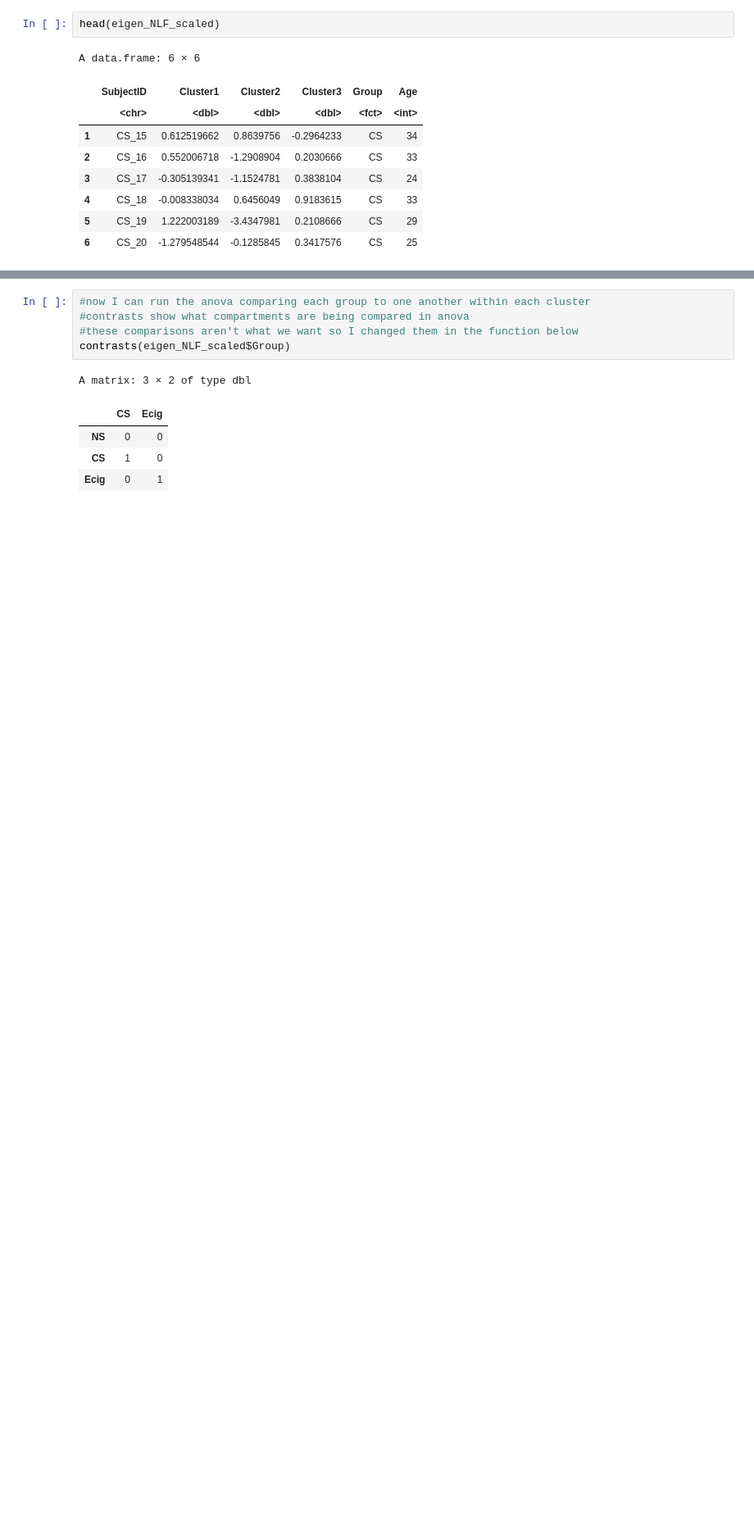
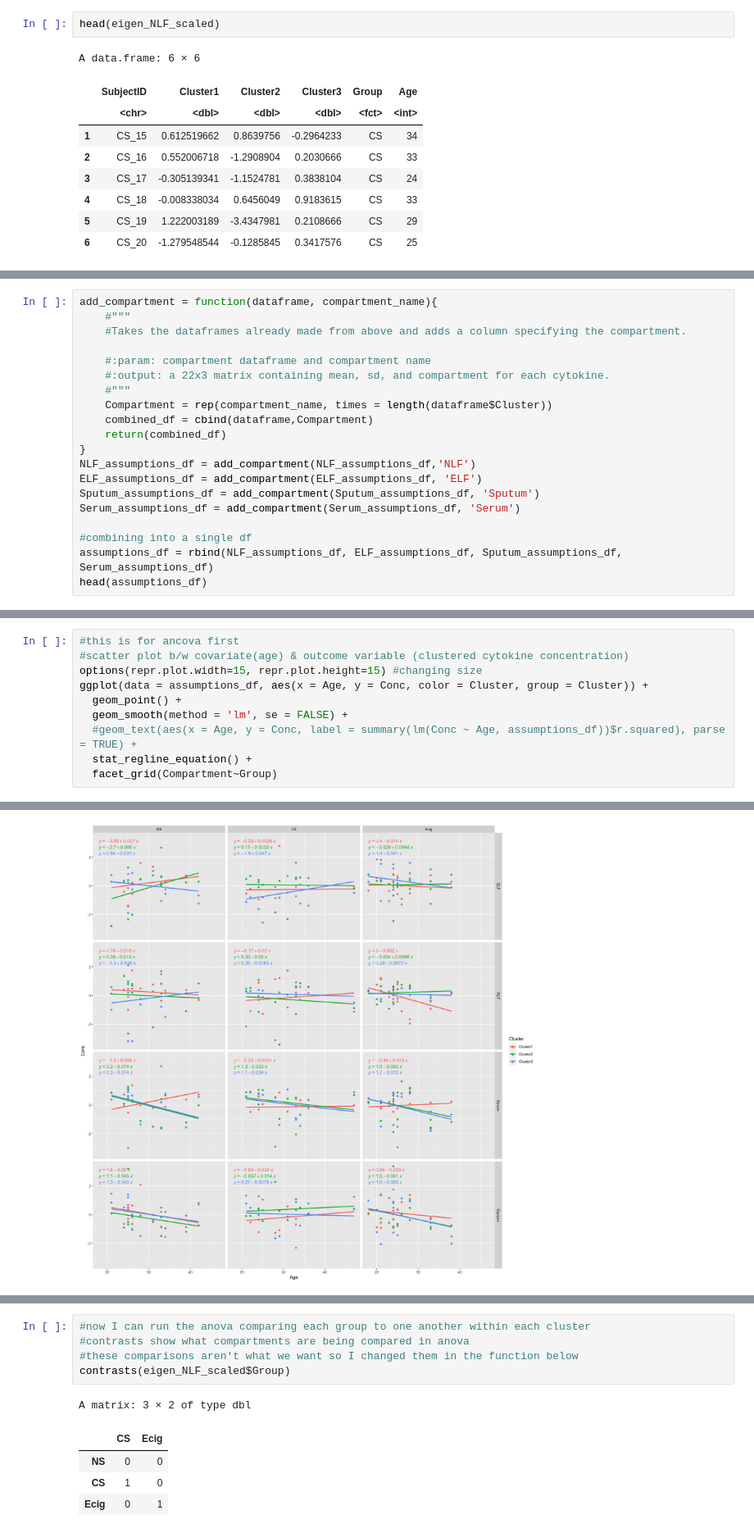
Before and after one commit to Ragerlab/Script_for_Cytokine-Signature-Clusters-as-a-Tool-to-Compare-Changes-associated-with-Tobacco-Product-, a Jupyter notebook: Cluster Distribution Comparison_ANOVA_ANCOVA (Table S5).ipynb, the cells around one changed output, grey strips where cells are left out. Shown at 82% size. Cells and saved outputs as stored; diff of their text form; blank space fills up the shorter version.

```diff
--- a/Cluster Distribution Comparison_ANOVA_ANCOVA (Table S5).ipynb
+++ b/Cluster Distribution Comparison_ANOVA_ANCOVA (Table S5).ipynb
@@ -314,0 +338,20 @@ A data.frame: 6 × 6
+# %%
+add_compartment = function(dataframe, compartment_name){
+    #"""
+    #Takes the dataframes already made from above and adds a column specifying the compartment.
+
+    #:param: compartment dataframe and compartment name
+    #:output: a 22x3 matrix containing mean, sd, and compartment for each cytokine.
+    #"""
+    Compartment = rep(compartment_name, times = length(dataframe$Cluster))
+    combined_df = cbind(dataframe,Compartment)
+    return(combined_df)
+}
+NLF_assumptions_df = add_compartment(NLF_assumptions_df,'NLF')
+ELF_assumptions_df = add_compartment(ELF_assumptions_df, 'ELF')
+Sputum_assumptions_df = add_compartment(Sputum_assumptions_df, 'Sputum')
+Serum_assumptions_df = add_compartment(Serum_assumptions_df, 'Serum')
+
+#combining into a single df
+assumptions_df = rbind(NLF_assumptions_df, ELF_assumptions_df, Sputum_assumptions_df, Serum_assumptions_df)
+head(assumptions_df)
@@ -314,0 +368,11 @@ A data.frame: 6 × 6
+# %%
+#this is for ancova first
+#scatter plot b/w covariate(age) & outcome variable (clustered cytokine concentration)
+options(repr.plot.width=15, repr.plot.height=15) #changing size
+ggplot(data = assumptions_df, aes(x = Age, y = Conc, color = Cluster, group = Cluster)) +
+  geom_point() +
+  geom_smooth(method = 'lm', se = FALSE) +
+  #geom_text(aes(x = Age, y = Conc, label = summary(lm(Conc ~ Age, assumptions_df))$r.squared), parse = TRUE) +
+  stat_regline_equation() +
+  facet_grid(Compartment~Group)
+# %% [output]
@@ -314,0 +380 @@ A data.frame: 6 × 6
+[figure, added]
```
Also changed, not shown: parts of 21 cells of this notebook.
